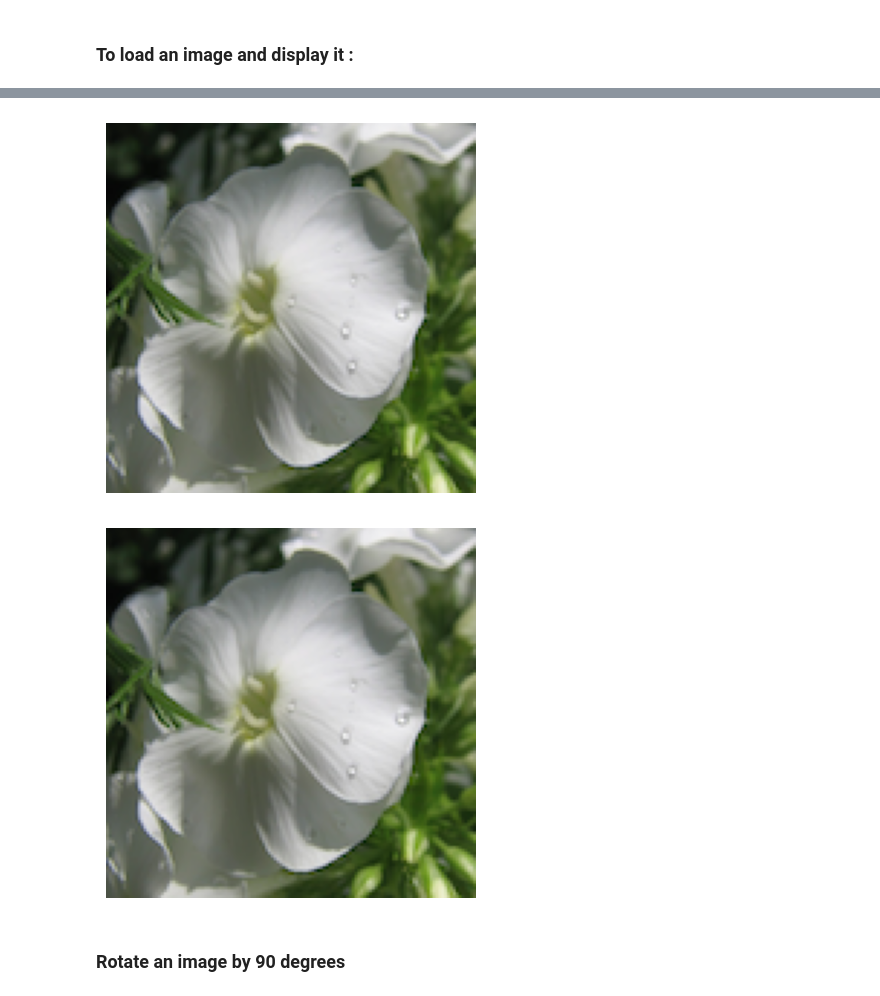
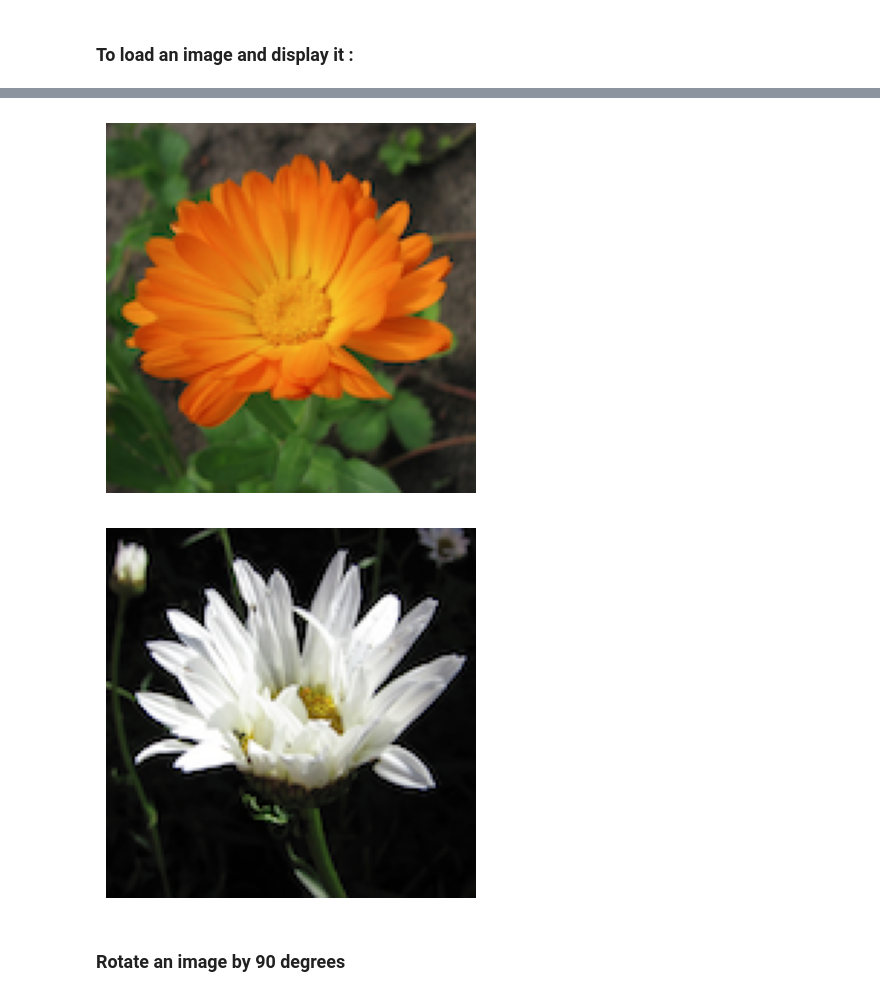
Before and after one commit to Michel836/FSTB_Bootcamp_2025_Repository_Github, a Jupyter notebook: Week02/Day2/W02D2_Challenge-M.ipynb, the cells around one changed output, grey strips where cells are left out. Cells and saved outputs as stored; diff of their text form; code cells hidden in the pictures.

```diff
--- a/Week02/Day2/W02D2_Challenge-M.ipynb
+++ b/Week02/Day2/W02D2_Challenge-M.ipynb
@@ -67,23 +82,23 @@ import numpy as np
 # %%
 from PIL import Image
 import matplotlib.pyplot as plt
 
-image_path = 'C:\\Users\\chume\\Desktop\\Flower Color Images Dataset\\flower_images\\flower_images\\0020.png'
+image_path = 'C:\\Users\\chume\\Desktop\\Flower Color Images Dataset\\flower_images\\flower_images\\0021.png'
 original_image = Image.open(image_path)
 
 plt.imshow(original_image)
 plt.axis('off')
 plt.show()
 # %% [output]
-[figure, old version]
+[figure, new version]
 # %%
-image_path = 'C:\\Users\\chume\\Desktop\\Flower Color Images Dataset\\flower_images\\flower_images\\0020.png'
+image_path = 'C:\\Users\\chume\\Desktop\\Flower Color Images Dataset\\flower_images\\flower_images\\0022.png'
 original_image = Image.open(image_path)
 plt.imshow(original_image)
 plt.axis('off')
 plt.show()
 # %% [output]
-[figure, old version]
+[figure, new version]
 # %% [markdown]
 ### Rotate an image by 90 degrees
 # %%
```
Also changed, not shown: parts of 7 cells of this notebook, 1 other file.
